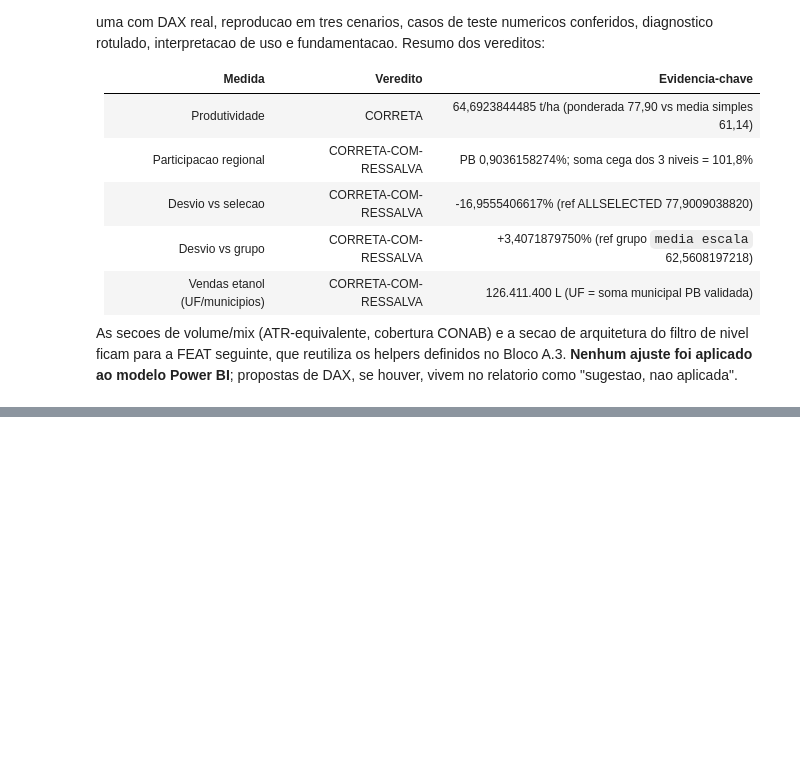
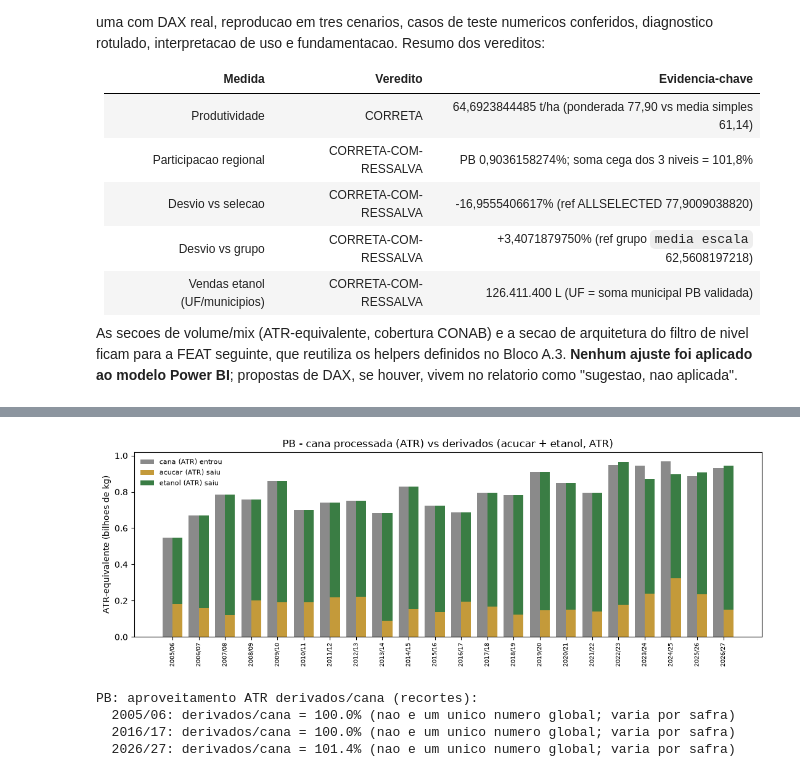
Before and after one commit to brennohdev/canavis-data-visualization-2026.2, a Jupyter notebook: notebooks/05_auditoria_medidas_dax.ipynb, the cells around one changed output, grey strips where cells are left out. Saved outputs shown, nothing was run; the diff lists cells and outputs as text; code cells hidden in the pictures; blank space fills up the shorter version.

```diff
--- a/notebooks/05_auditoria_medidas_dax.ipynb
+++ b/notebooks/05_auditoria_medidas_dax.ipynb
@@ -771,0 +1160,49 @@ Power BI**; propostas de DAX, se houver, vivem no relatorio como "sugestao, nao
+# %%
+# 6.6 (c) Cana processada (ATR da cana) vs soma dos derivados (ATR reconstruido) - barras pareadas.
+# ATR da cana = atr_kg_t (kg ATR/t) * cana (t). cana_mil_t -> t: *1e3.
+def atr_da_cana(row):
+    if pd.isna(row["atr_kg_t"]) or pd.isna(row["cana_mil_t"]) or row["cana_mil_t"] == 0:
+        return np.nan
+    return row["atr_kg_t"] * (row["cana_mil_t"] * 1e3)
+
+uf = "PB"
+s = _serie_share(uf).copy()
+s["atr_cana"] = s.apply(atr_da_cana, axis=1)
+s["atr_derivados"] = s["atr_eq_acucar"] + s["atr_eq_etanol"]
+
+fig, ax = plt.subplots(figsize=(11, 4))
+x = np.arange(len(s))
+w = 0.38
+plotou_sd = False
+for i, (_, r) in enumerate(s.iterrows()):
+    if r["situacao_mix"] == "sem_dado" or pd.isna(r["atr_cana"]) or pd.isna(r["atr_derivados"]):
+        ax.bar(i, 0, color=COR_SEMDADO)
+        ax.text(i, 0, "s/d", ha="center", va="bottom", fontsize=6, color="#888")
+        plotou_sd = True
+        continue
+    ax.bar(i - w / 2, r["atr_cana"] / 1e9, w, color="#8a8a8a", label="cana (ATR) entrou" if i == 0 else "")
+    ax.bar(i + w / 2, r["atr_eq_acucar"] / 1e9, w, color=COR_ACUCAR,
+           label="acucar (ATR) saiu" if i == 0 else "")
+    ax.bar(i + w / 2, r["atr_eq_etanol"] / 1e9, w, bottom=r["atr_eq_acucar"] / 1e9,
+           color=COR_ETANOL, label="etanol (ATR) saiu" if i == 0 else "")
+ax.set_xticks(x)
+ax.set_xticklabels(s["safra"], rotation=90, fontsize=7)
+ax.set_ylabel("ATR-equivalente (bilhoes de kg)")
+ax.set_title(f"{uf} - cana processada (ATR) vs derivados (acucar + etanol, ATR)")
+ax.legend(fontsize=8, frameon=False)
+fig.tight_layout()
+plt.show()
+
+# Rendimento como numero, sem reduzir a uma unica razao global: eficiencia por safra.
+_ok = s[s["situacao_mix"] != "sem_dado"].copy()
+_ok["aproveitamento"] = _ok["atr_derivados"] / _ok["atr_cana"]
+print(f"{uf}: aproveitamento ATR derivados/cana (recortes):")
+for _, r in _ok.iloc[[0, len(_ok) // 2, -1]].iterrows():
+    print(f"  {r['safra']}: derivados/cana = {r['aproveitamento']*100:.1f}% "
+          f"(nao e um unico numero global; varia por safra)")
+# %% [output]
+[figure, added]
+PB: aproveitamento ATR derivados/cana (recortes):
+  2005/06: derivados/cana = 100.0% (nao e um unico numero global; varia por safra)
+  2016/17: derivados/cana = 100.0% (nao e um unico numero global; varia por safra)
+  2026/27: derivados/cana = 101.4% (nao e um unico numero global; varia por safra)
```
Also changed, not shown: parts of 20 cells of this notebook.
